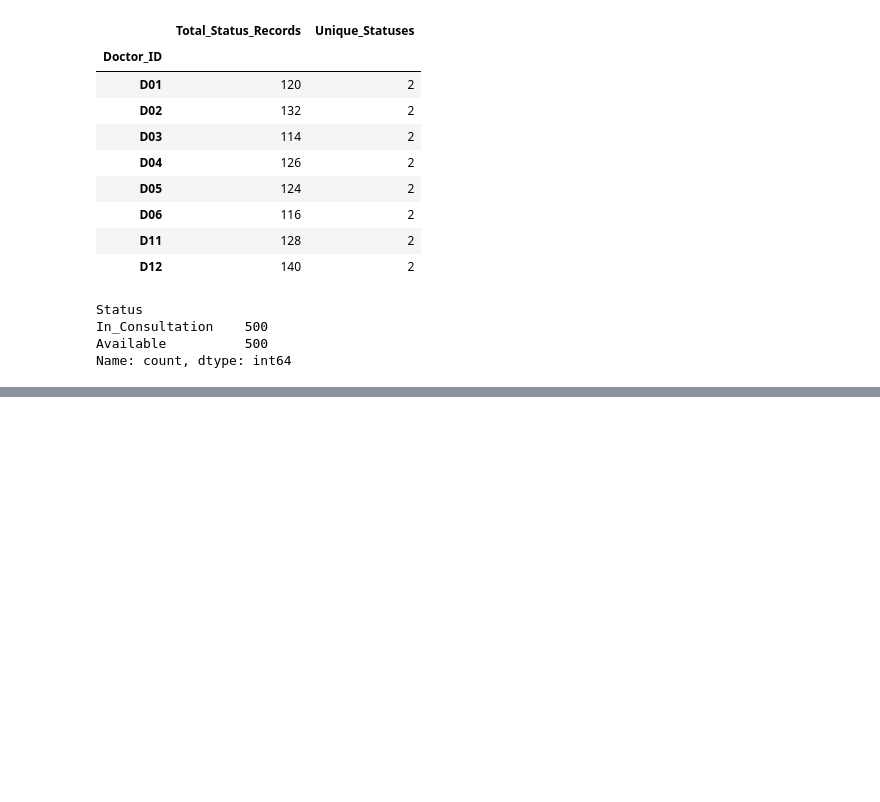
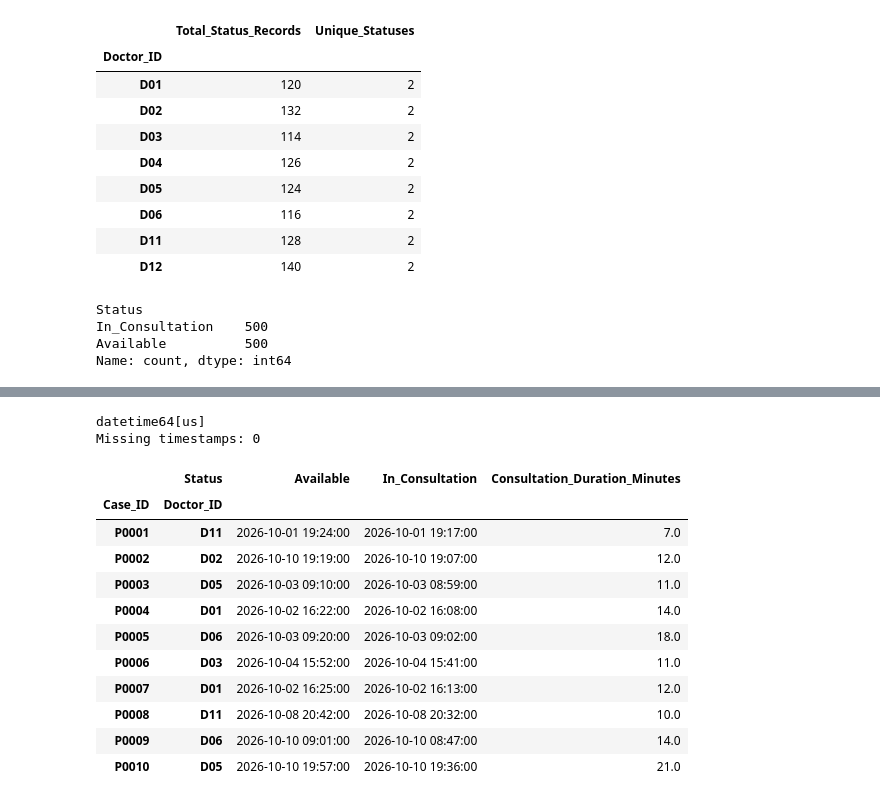
Before and after one commit to Ananyasingh0413/CareFlow---Clinical-Pathway-Process-Mining, a Jupyter notebook: healthcare_project-checkpoint.ipynb, the cells around one changed output, grey strips where cells are left out. Cells and saved outputs as stored; diff of their text form; code cells hidden in the pictures; blank space fills up the shorter version.

```diff
--- a/healthcare_project-checkpoint.ipynb
+++ b/healthcare_project-checkpoint.ipynb
@@ -1083,3 +1083,7 @@ Status
 In_Consultation    500
 Available          500
 Name: count, dtype: int64
+# %%
+doc = doc.sort_values(["Doctor_ID", "Timestamp"])
+
+doc[["Case_ID", "Doctor_ID", "Timestamp", "Status"]]
@@ -1085,0 +1104,35 @@ Name: count, dtype: int64
+# %%
+doc["Timestamp"] = pd.to_datetime(doc["Timestamp"], errors="coerce")
+# %%
+print(doc["Timestamp"].dtype)
+print("Missing timestamps:", doc["Timestamp"].isna().sum())
+# %% [output]
+datetime64[us]
+Missing timestamps: 0
+# %%
+consultation_times = doc.pivot_table(
+    index=["Case_ID", "Doctor_ID"],
+    columns="Status",
+    values="Timestamp",
+    aggfunc="min"
+)
+
+consultation_times["Consultation_Duration_Minutes"] = (
+    consultation_times["Available"]
+    - consultation_times["In_Consultation"]
+).dt.total_seconds() / 60
+
+consultation_times.head(10)
+# %% [output]
+|  | Status | Available | In_Consultation | Consultation_Duration_Minutes |
+| Case_ID | Doctor_ID |  |  |  |
+| P0001 | D11 | 2026-10-01 19:24:00 | 2026-10-01 19:17:00 | 7.0 |
+| P0002 | D02 | 2026-10-10 19:19:00 | 2026-10-10 19:07:00 | 12.0 |
+| P0003 | D05 | 2026-10-03 09:10:00 | 2026-10-03 08:59:00 | 11.0 |
+| P0004 | D01 | 2026-10-02 16:22:00 | 2026-10-02 16:08:00 | 14.0 |
+| P0005 | D06 | 2026-10-03 09:20:00 | 2026-10-03 09:02:00 | 18.0 |
+| P0006 | D03 | 2026-10-04 15:52:00 | 2026-10-04 15:41:00 | 11.0 |
+| P0007 | D01 | 2026-10-02 16:25:00 | 2026-10-02 16:13:00 | 12.0 |
+| P0008 | D11 | 2026-10-08 20:42:00 | 2026-10-08 20:32:00 | 10.0 |
+| P0009 | D06 | 2026-10-10 09:01:00 | 2026-10-10 08:47:00 | 14.0 |
+| P0010 | D05 | 2026-10-10 19:57:00 | 2026-10-10 19:36:00 | 21.0 |
```
Also changed, not shown: parts of 11 cells of this notebook.
